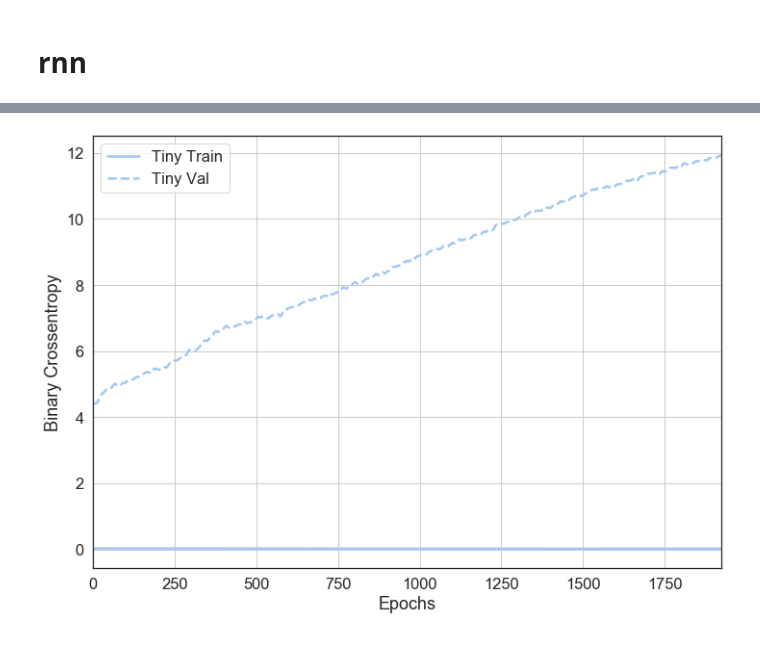
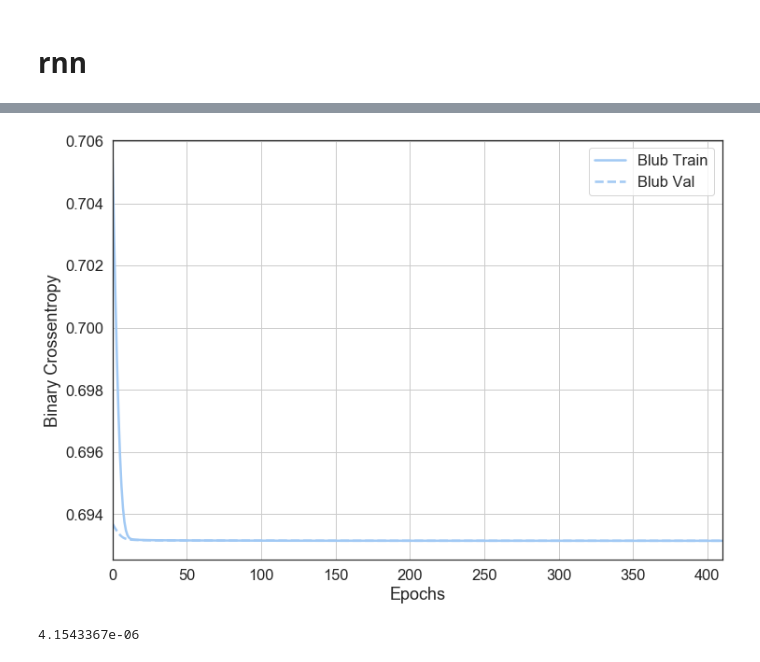
Before and after one commit to Karsten-Yan/ky-nf-capstone, a Jupyter notebook: 3_RNN.ipynb, the cells around one changed output, grey strips where cells are left out. Cells and saved outputs as stored; diff of their text form; code cells hidden in the pictures.

Commit message:
Code Cleaning and Seemingly functional and maybe correct model

```diff
--- a/3_RNN.ipynb
+++ b/3_RNN.ipynb
@@ -143,7 +130,0 @@ len (X_3d_train)
-# %%
-FEATURES = X_3d_finaltest.shape[2]
-N_TRAIN = len(X_3d_train)
-BUFFER_SIZE = len(X_3d_train)
-BATCH_SIZE = 100
-STEPS_PER_EPOCH = N_TRAIN//BATCH_SIZE
-METRICS = ["sparse_categorical_accuracy"]
@@ -167,0 +131,7 @@ def get_optimizer():
+# %%
+# compute class weights
+
+class_weight_list = compute_class_weight("balanced", df_train_not_combined.modified_status.unique(),
+                                         df_train_not_combined.modified_status)
+class_weight = dict(zip([1,0], class_weight_list))
+class_weight
@@ -168,6 +195,13 @@ def get_optimizer():
 # %%
-model = tf.keras.Sequential([
-    tf.keras.layers.LSTM(64, input_shape=(196,FEATURES)),
-    tf.keras.layers.Dense(64, activation='relu'),
+# rnn model
+
+first_model = tf.keras.Sequential([
+    tf.keras.layers.LSTM(64, input_shape=(196,26),return_sequences=True),
+    tf.keras.layers.Dropout(0.5,seed = seed),
+    tf.keras.layers.LSTM(64,return_sequences=True),
+    #tf.keras.layers.LSTM(64,return_sequences=False),
+    #tf.keras.layers.Dense(64, activation='relu'),
+    #tf.keras.layers.Dense(196, activation ='sigmoid'),
+    #tf.keras.layers.Flatten(),
     tf.keras.layers.Dense(1)
 ])
@@ -216,0 +208,2 @@ ValueError: logits and labels must have the same shape ((100, 1) vs (100, 196))
+# %%
+model_history["blub"] = rnn(X_3d_train, y_3d_train, first_model)
@@ -217,5 +228,5 @@ ValueError: logits and labels must have the same shape ((100, 1) vs (100, 196))
 # %%
 plotter = tfdocs.plots.HistoryPlotter(metric = 'binary_crossentropy', smoothing_std=10)
-plotter.plot(history)
+plotter.plot(model_history)
 # %% [output]
-[figure, old version]
+[figure, new version]
@@ -225,0 +235,4 @@ print (classification_report(y_val_not_combined, y_pred))
+# %%
+np.max(y_pred)
+# %% [output]
+4.1543367e-06
```
Also changed, not shown: parts of 39 cells of this notebook.
